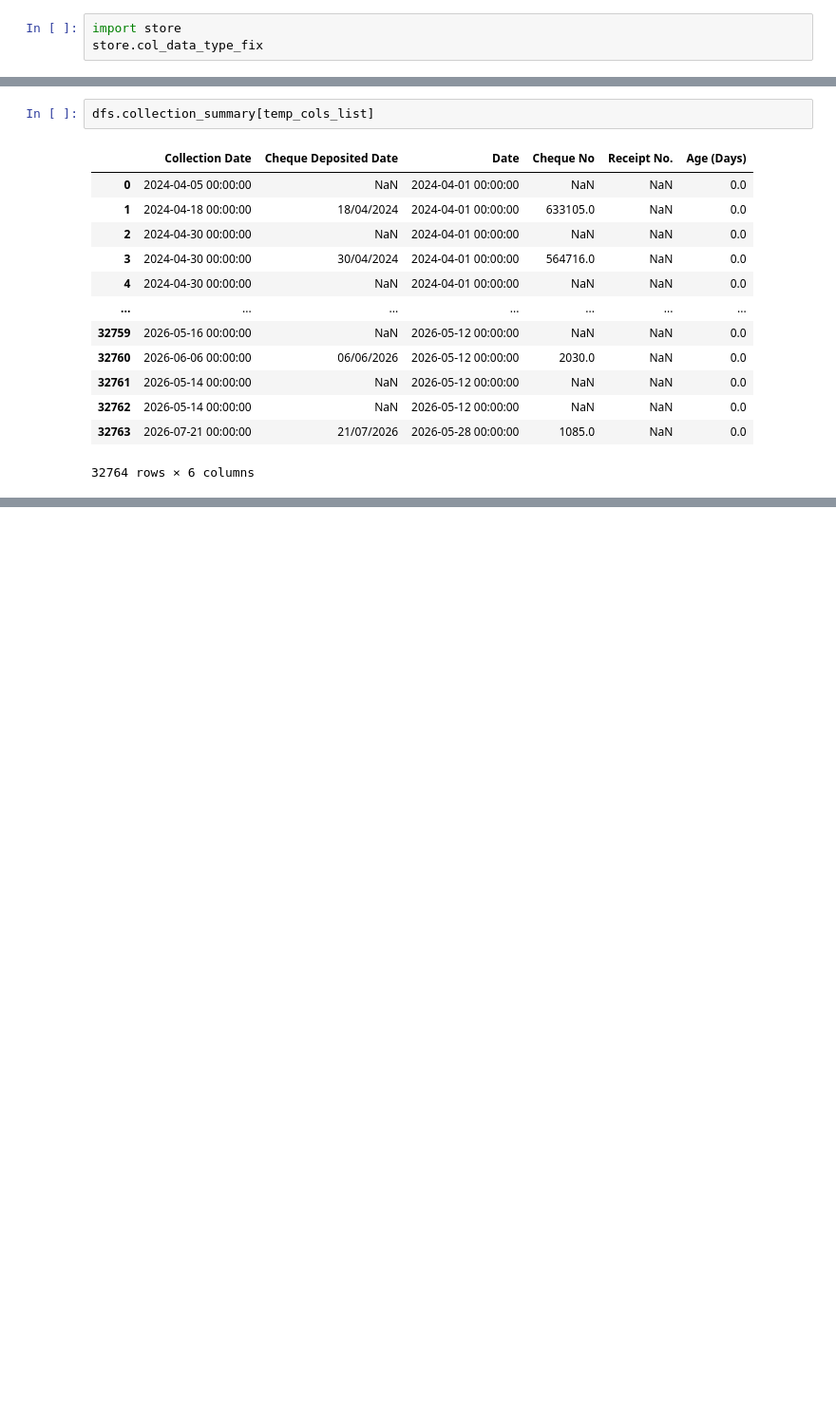
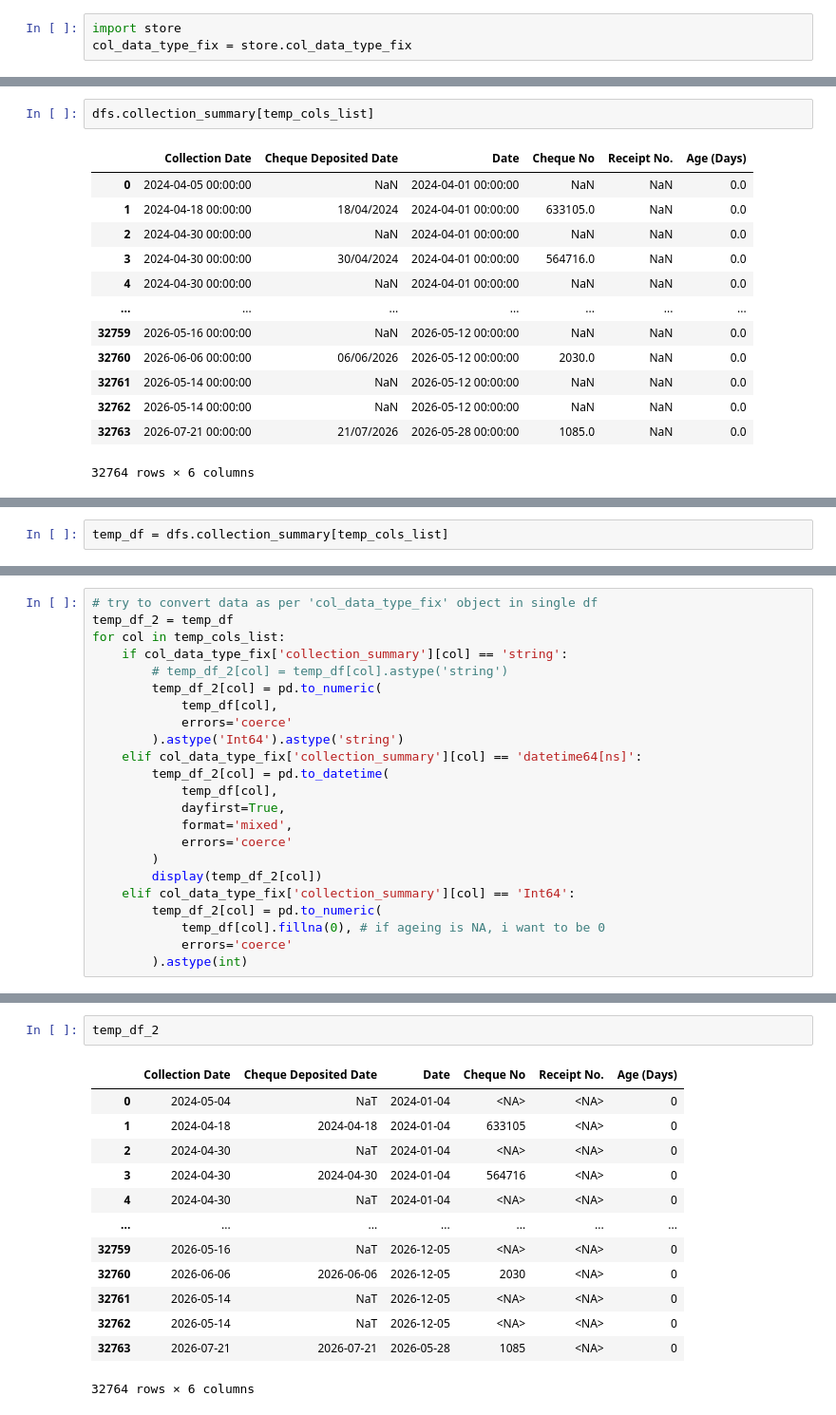
Before and after one commit to Sultan00786/VIP_AGENCY-SALES-ANALYSIS, a Jupyter notebook: data_clean.ipynb, the cells around one changed output, grey strips where cells are left out. Shown at 95% size. Drawn from its saved outputs; the diff is of its cells as text; blank space fills up the shorter version.

Commit message:
fix data types of selected cols

```diff
--- a/data_clean.ipynb
+++ b/data_clean.ipynb
@@ -688,4 +688,4 @@ dtypes: float64(8), int64(1), str(14)
 memory usage: 5.7 MB
 # %%
 import store
-store.col_data_type_fix
+col_data_type_fix = store.col_data_type_fix
@@ -853,0 +794,2 @@ temp_df[~pd.isna(temp_df['Receipt No.'])]
+# %%
+temp_df = dfs.collection_summary[temp_cols_list]
@@ -853,0 +827,23 @@ temp_df[~pd.isna(temp_df['Receipt No.'])]
+# %%
+# try to convert data as per 'col_data_type_fix' object in single df
+temp_df_2 = temp_df
+for col in temp_cols_list:
+    if col_data_type_fix['collection_summary'][col] == 'string':
+        # temp_df_2[col] = temp_df[col].astype('string')
+        temp_df_2[col] = pd.to_numeric(
+            temp_df[col],
+            errors='coerce'
+        ).astype('Int64').astype('string')
+    elif col_data_type_fix['collection_summary'][col] == 'datetime64[ns]':
+        temp_df_2[col] = pd.to_datetime(
+            temp_df[col],
+            dayfirst=True,
+            format='mixed',
+            errors='coerce'
+        )
+        display(temp_df_2[col])
+    elif col_data_type_fix['collection_summary'][col] == 'Int64':
+        temp_df_2[col] = pd.to_numeric(
+            temp_df[col].fillna(0), # if ageing is NA, i want to be 0
+            errors='coerce'
+        ).astype(int)
@@ -853,0 +903,16 @@ temp_df[~pd.isna(temp_df['Receipt No.'])]
+# %%
+temp_df_2
+# %% [output]
+|  | Collection Date | Cheque Deposited Date | Date | Cheque No | Receipt No. | Age (Days) |
+| 0 | 2024-05-04 | NaT | 2024-01-04 | <NA> | <NA> | 0 |
+| 1 | 2024-04-18 | 2024-04-18 | 2024-01-04 | 633105 | <NA> | 0 |
+| 2 | 2024-04-30 | NaT | 2024-01-04 | <NA> | <NA> | 0 |
+| 3 | 2024-04-30 | 2024-04-30 | 2024-01-04 | 564716 | <NA> | 0 |
+| 4 | 2024-04-30 | NaT | 2024-01-04 | <NA> | <NA> | 0 |
+| ... | ... | ... | ... | ... | ... | ... |
+| 32759 | 2026-05-16 | NaT | 2026-12-05 | <NA> | <NA> | 0 |
+| 32760 | 2026-06-06 | 2026-06-06 | 2026-12-05 | 2030 | <NA> | 0 |
+| 32761 | 2026-05-14 | NaT | 2026-12-05 | <NA> | <NA> | 0 |
+| 32762 | 2026-05-14 | NaT | 2026-12-05 | <NA> | <NA> | 0 |
+| 32763 | 2026-07-21 | 2026-07-21 | 2026-05-28 | 1085 | <NA> | 0 |
+32764 rows × 6 columns
```
Also changed, not shown: parts of 17 cells of this notebook, 1 other file.
